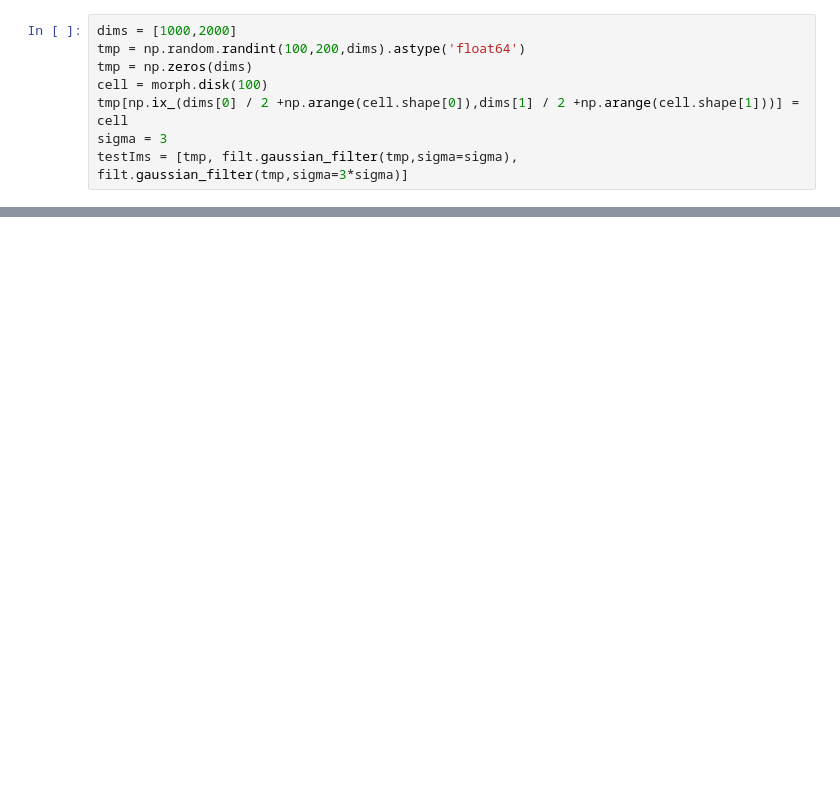
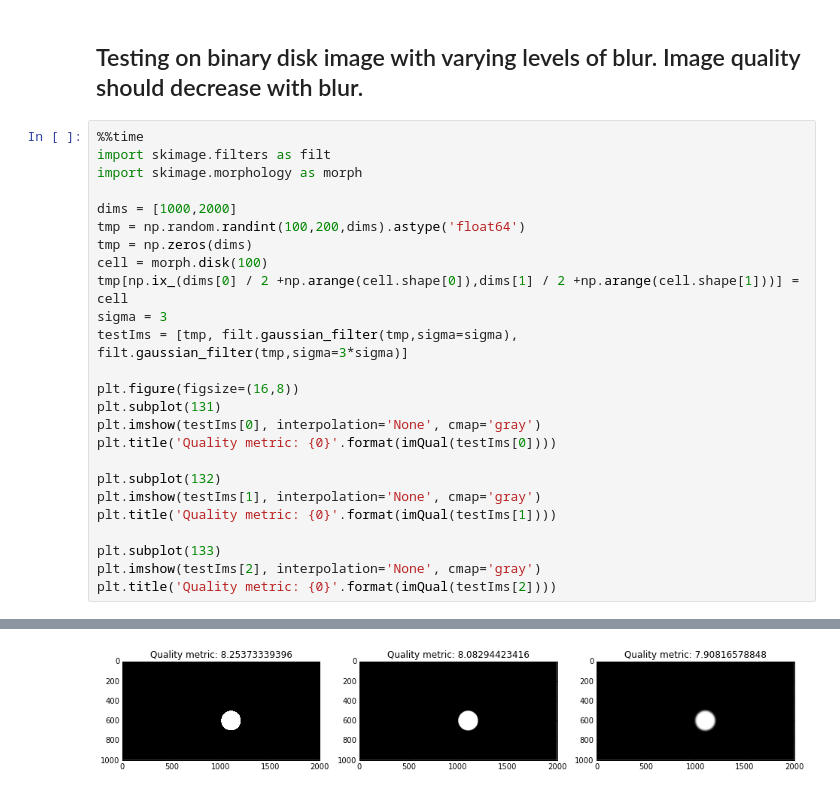
Before and after one commit to d-v-b/scope, a Jupyter notebook: image-quality.ipynb, the cells around one changed output, grey strips where cells are left out. Cells and saved outputs as stored; diff of their text form; blank space fills up the shorter version.

```diff
--- a/image-quality.ipynb
+++ b/image-quality.ipynb
@@ -49,4 +37,10 @@ def imQual(im):
+# %% [markdown]
+## Testing on binary disk image with varying levels of blur. Image quality should decrease with blur.
 # %%
+%%time
+import skimage.filters as filt
+import skimage.morphology as morph
+
 dims = [1000,2000]
 tmp = np.random.randint(100,200,dims).astype('float64')
 tmp = np.zeros(dims)
@@ -54,3 +48,17 @@ cell = morph.disk(100)
 tmp[np.ix_(dims[0] / 2 +np.arange(cell.shape[0]),dims[1] / 2 +np.arange(cell.shape[1]))] = cell
 sigma = 3
 testIms = [tmp, filt.gaussian_filter(tmp,sigma=sigma), filt.gaussian_filter(tmp,sigma=3*sigma)]
+
+plt.figure(figsize=(16,8))
+plt.subplot(131)
+plt.imshow(testIms[0], interpolation='None', cmap='gray')
+plt.title('Quality metric: {0}'.format(imQual(testIms[0])))
+
+plt.subplot(132)
+plt.imshow(testIms[1], interpolation='None', cmap='gray')
+plt.title('Quality metric: {0}'.format(imQual(testIms[1])))
+
+plt.subplot(133)
+plt.imshow(testIms[2], interpolation='None', cmap='gray')
+plt.title('Quality metric: {0}'.format(imQual(testIms[2])))
+# %% [output]
@@ -56,0 +67 @@ testIms = [tmp, filt.gaussian_filter(tmp,sigma=sigma), filt.gaussian_filter(tmp,
+[figure, added]
```
Also changed, not shown: parts of 13 cells of this notebook.
